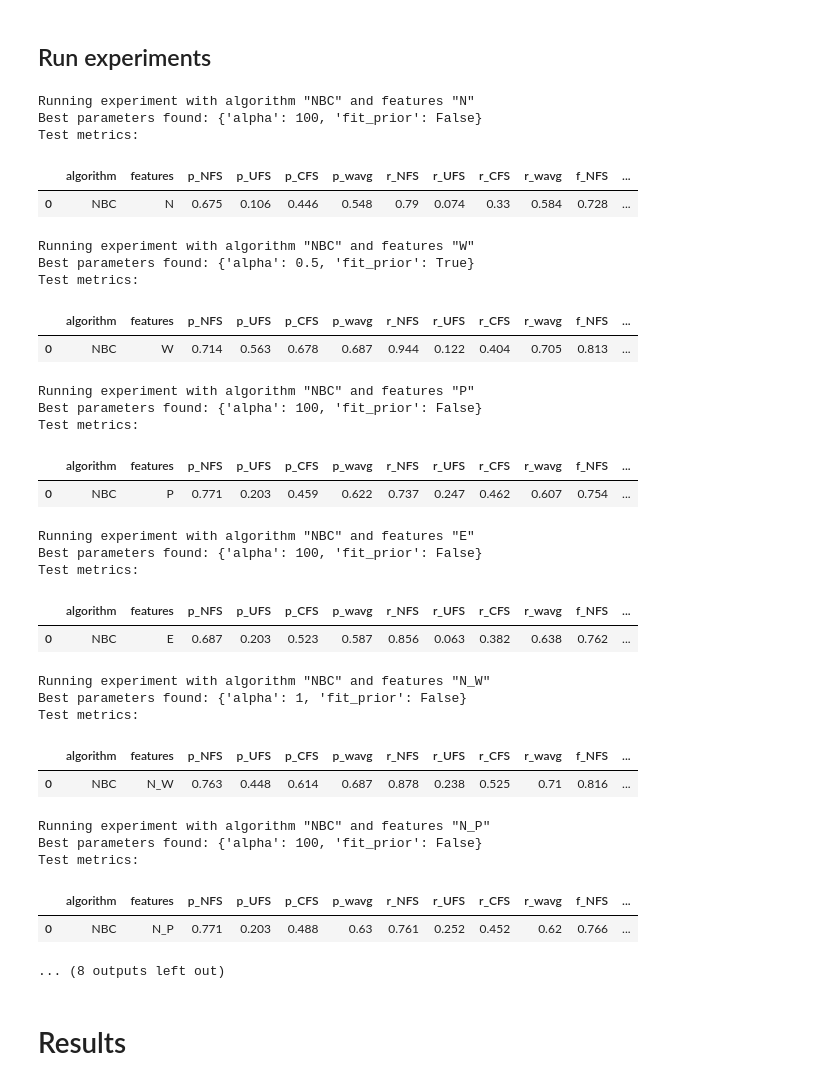
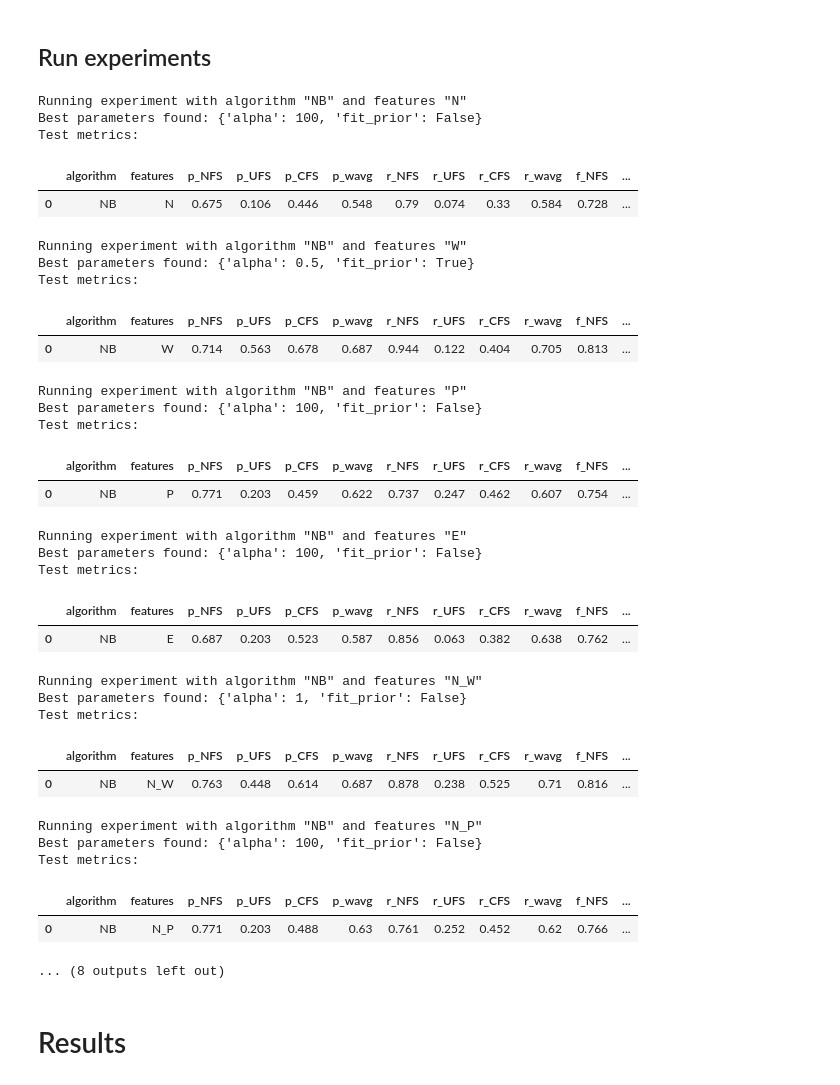
Before and after one commit to SigneK42/fact_check_worthy_claim, a Jupyter notebook: notebooks/NaiveBayes.ipynb, the cells around one changed output. Saved outputs shown, nothing was run; the diff lists cells and outputs as text; code cells hidden in the pictures.

```diff
--- a/notebooks/NaiveBayes.ipynb
+++ b/notebooks/NaiveBayes.ipynb
@@ -115,57 +113,57 @@ experiments = {
 # %%
 df_score_train = pd.DataFrame()
 df_score_test = pd.DataFrame()
 models = {}
 
 for features, index in experiments.items():
   exp_clf, exp_score_train, exp_score_test = run_experiment(
-      clf=clf,
+      clf=copy(clf),
       X_train=X_train[:, index],
       y_train=y_train,
       X_test=X_test[:, index],
       y_test=y_test,
       annotations={
-        'algorithm': 'NBC',
+        'algorithm': 'NB',
         'features': features}
   )
   models[features] = exp_clf
   # Print test results
   print('Test metrics:')
   display(exp_score_test)
   # Add results to dataframe
   df_score_train = pd.concat([df_score_train, exp_score_train]).reset_index(drop=True)
   df_score_test = pd.concat([df_score_test, exp_score_test]).reset_index(drop=True)
 # %% [output]
-Running experiment with algorithm "NBC" and features "N"
+Running experiment with algorithm "NB" and features "N"
 Best parameters found: {'alpha': 100, 'fit_prior': False}
 Test metrics:
 |  | algorithm | features | p_NFS | p_UFS | p_CFS | p_wavg | r_NFS | r_UFS | r_CFS | r_wavg | f_NFS | ... |
-| 0 | NBC | N | 0.675 | 0.106 | 0.446 | 0.548 | 0.79 | 0.074 | 0.33 | 0.584 | 0.728 | ... |
+| 0 | NB | N | 0.675 | 0.106 | 0.446 | 0.548 | 0.79 | 0.074 | 0.33 | 0.584 | 0.728 | ... |
-Running experiment with algorithm "NBC" and features "W"
+Running experiment with algorithm "NB" and features "W"
 Best parameters found: {'alpha': 0.5, 'fit_prior': True}
 Test metrics:
 |  | algorithm | features | p_NFS | p_UFS | p_CFS | p_wavg | r_NFS | r_UFS | r_CFS | r_wavg | f_NFS | ... |
-| 0 | NBC | W | 0.714 | 0.563 | 0.678 | 0.687 | 0.944 | 0.122 | 0.404 | 0.705 | 0.813 | ... |
+| 0 | NB | W | 0.714 | 0.563 | 0.678 | 0.687 | 0.944 | 0.122 | 0.404 | 0.705 | 0.813 | ... |
-Running experiment with algorithm "NBC" and features "P"
+Running experiment with algorithm "NB" and features "P"
 Best parameters found: {'alpha': 100, 'fit_prior': False}
 Test metrics:
 |  | algorithm | features | p_NFS | p_UFS | p_CFS | p_wavg | r_NFS | r_UFS | r_CFS | r_wavg | f_NFS | ... |
-| 0 | NBC | P | 0.771 | 0.203 | 0.459 | 0.622 | 0.737 | 0.247 | 0.462 | 0.607 | 0.754 | ... |
+| 0 | NB | P | 0.771 | 0.203 | 0.459 | 0.622 | 0.737 | 0.247 | 0.462 | 0.607 | 0.754 | ... |
-Running experiment with algorithm "NBC" and features "E"
+Running experiment with algorithm "NB" and features "E"
 Best parameters found: {'alpha': 100, 'fit_prior': False}
 Test metrics:
 |  | algorithm | features | p_NFS | p_UFS | p_CFS | p_wavg | r_NFS | r_UFS | r_CFS | r_wavg | f_NFS | ... |
-| 0 | NBC | E | 0.687 | 0.203 | 0.523 | 0.587 | 0.856 | 0.063 | 0.382 | 0.638 | 0.762 | ... |
+| 0 | NB | E | 0.687 | 0.203 | 0.523 | 0.587 | 0.856 | 0.063 | 0.382 | 0.638 | 0.762 | ... |
-Running experiment with algorithm "NBC" and features "N_W"
+Running experiment with algorithm "NB" and features "N_W"
 Best parameters found: {'alpha': 1, 'fit_prior': False}
 Test metrics:
 |  | algorithm | features | p_NFS | p_UFS | p_CFS | p_wavg | r_NFS | r_UFS | r_CFS | r_wavg | f_NFS | ... |
-| 0 | NBC | N_W | 0.763 | 0.448 | 0.614 | 0.687 | 0.878 | 0.238 | 0.525 | 0.71 | 0.816 | ... |
+| 0 | NB | N_W | 0.763 | 0.448 | 0.614 | 0.687 | 0.878 | 0.238 | 0.525 | 0.71 | 0.816 | ... |
-Running experiment with algorithm "NBC" and features "N_P"
+Running experiment with algorithm "NB" and features "N_P"
 Best parameters found: {'alpha': 100, 'fit_prior': False}
 Test metrics:
 |  | algorithm | features | p_NFS | p_UFS | p_CFS | p_wavg | r_NFS | r_UFS | r_CFS | r_wavg | f_NFS | ... |
-| 0 | NBC | N_P | 0.771 | 0.203 | 0.488 | 0.63 | 0.761 | 0.252 | 0.452 | 0.62 | 0.766 | ... |
+| 0 | NB | N_P | 0.771 | 0.203 | 0.488 | 0.63 | 0.761 | 0.252 | 0.452 | 0.62 | 0.766 | ... |
 ... (8 outputs left out)
 # %% [markdown]
 # Results
```
Also changed, not shown: parts of 9 cells of this notebook.
